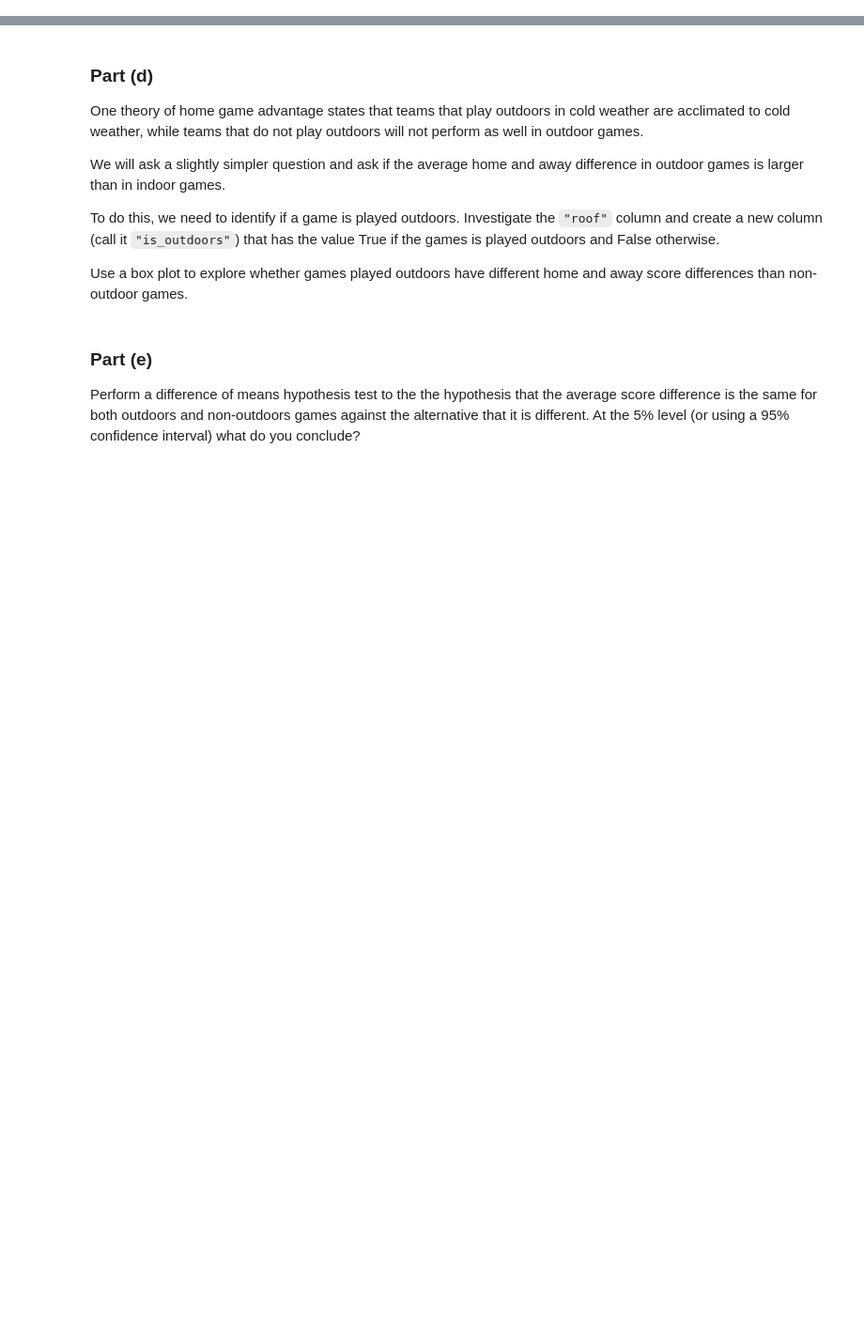
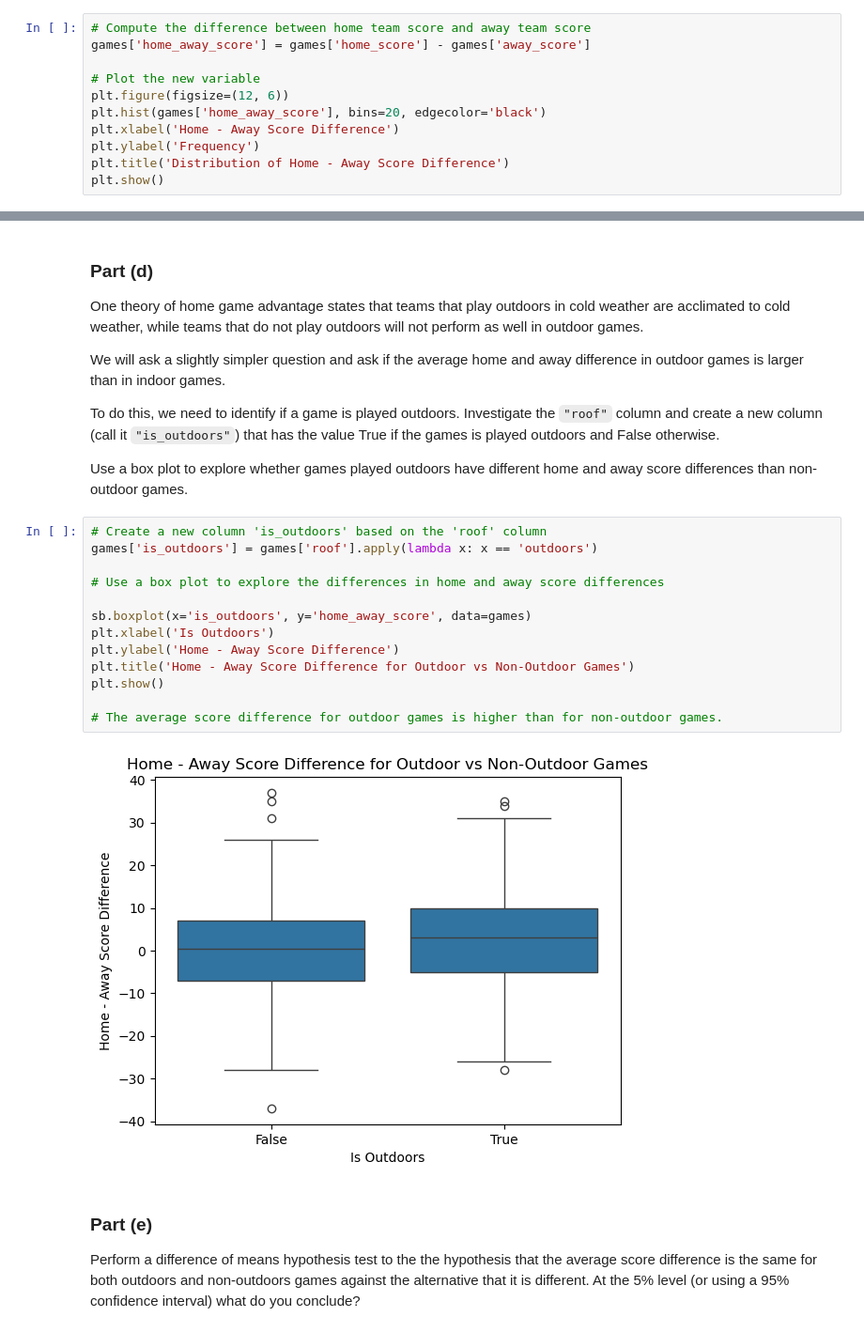
Before and after one commit to zhuol0129/homework-10-ZL, a Jupyter notebook: hw10.ipynb, the cells around one changed output, grey strips where cells are left out. Shown: that part at 94% size. Saved outputs shown, nothing was run; the diff lists cells and outputs as text; blank space fills up the shorter version.

```diff
--- a/hw10.ipynb
+++ b/hw10.ipynb
@@ -56,3 +97,14 @@ Plot this new variable. Do you see evidence of this claim?
+# %%
+# Compute the difference between home team score and away team score
+games['home_away_score'] = games['home_score'] - games['away_score']
+
+# Plot the new variable
+plt.figure(figsize=(12, 6))
+plt.hist(games['home_away_score'], bins=20, edgecolor='black')
+plt.xlabel('Home - Away Score Difference')
+plt.ylabel('Frequency')
+plt.title('Distribution of Home - Away Score Difference')
+plt.show()
 # %% [markdown]
 
 ### Part (c)
@@ -74,6 +151,21 @@ To do this, we need to identify if a game is played outdoors. Investigate the `"
 
 
 Use a box plot to explore whether games played outdoors have different home and away score differences than non-outdoor games.
+# %%
+# Create a new column 'is_outdoors' based on the 'roof' column
+games['is_outdoors'] = games['roof'].apply(lambda x: x == 'outdoors')
+
+# Use a box plot to explore the differences in home and away score differences
+
+sb.boxplot(x='is_outdoors', y='home_away_score', data=games)
+plt.xlabel('Is Outdoors')
+plt.ylabel('Home - Away Score Difference')
+plt.title('Home - Away Score Difference for Outdoor vs Non-Outdoor Games')
+plt.show()
+
+# The average score difference for outdoor games is higher than for non-outdoor games.
+# %% [output]
+[figure, added]
 # %% [markdown]
 
 ### Part (e)
```
Also changed, not shown: parts of 22 cells of this notebook.
